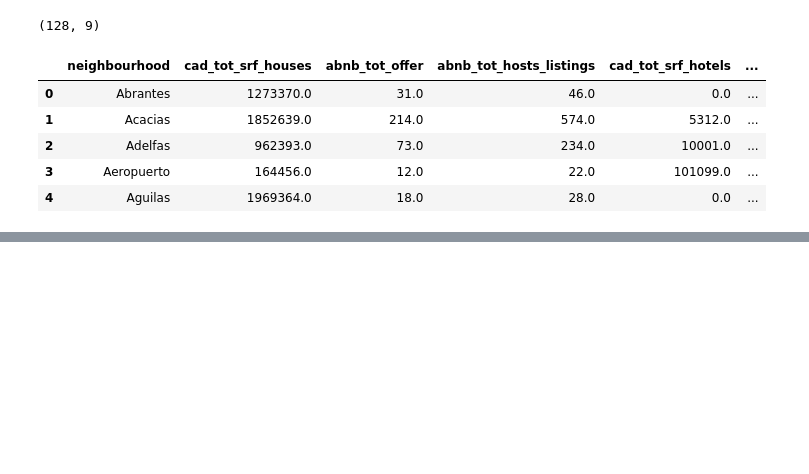
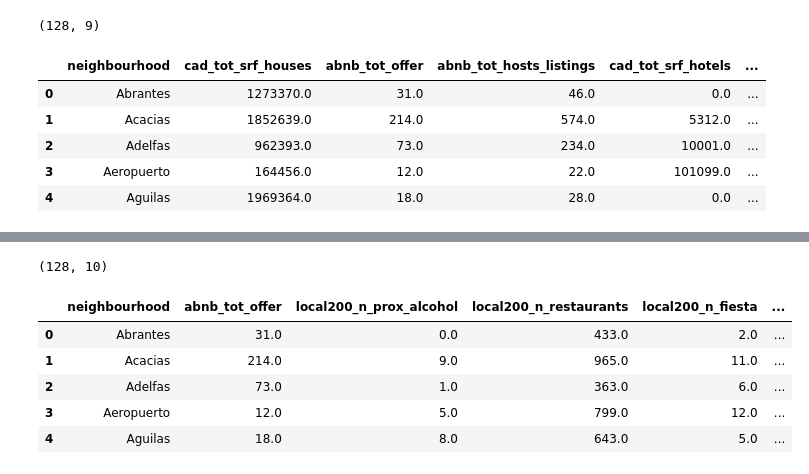
Before and after one commit to annassanchez/Turistificacion, a Jupyter notebook: notebooks/3_h3_grid.ipynb, the cells around one changed output, grey strips where cells are left out. Cells and saved outputs as stored; diff of their text form; code cells hidden in the pictures; blank space fills up the shorter version.

```diff
--- a/notebooks/3_h3_grid.ipynb
+++ b/notebooks/3_h3_grid.ipynb
@@ -187,0 +202,12 @@ gpd.GeoDataFrame(neighborhood_2023_sleep, geometry=neighborhood_2023_sleep['geom
+# %%
+neighborhood_2017_fiesta = se.neighborhoodsFiesta(neighborhoods, grid_2017, 2017)
+print(neighborhood_2017_fiesta.shape)
+neighborhood_2017_fiesta.head()
+# %% [output]
+(128, 10)
+|  | neighbourhood | abnb_tot_offer | local200_n_prox_alcohol | local200_n_restaurants | local200_n_fiesta | ... |
+| 0 | Abrantes | 31.0 | 0.0 | 433.0 | 2.0 | ... |
+| 1 | Acacias | 214.0 | 9.0 | 965.0 | 11.0 | ... |
+| 2 | Adelfas | 73.0 | 1.0 | 363.0 | 6.0 | ... |
+| 3 | Aeropuerto | 12.0 | 5.0 | 799.0 | 12.0 | ... |
+| 4 | Aguilas | 18.0 | 8.0 | 643.0 | 5.0 | ... |
```
Also changed, not shown: parts of 3 cells of this notebook.
